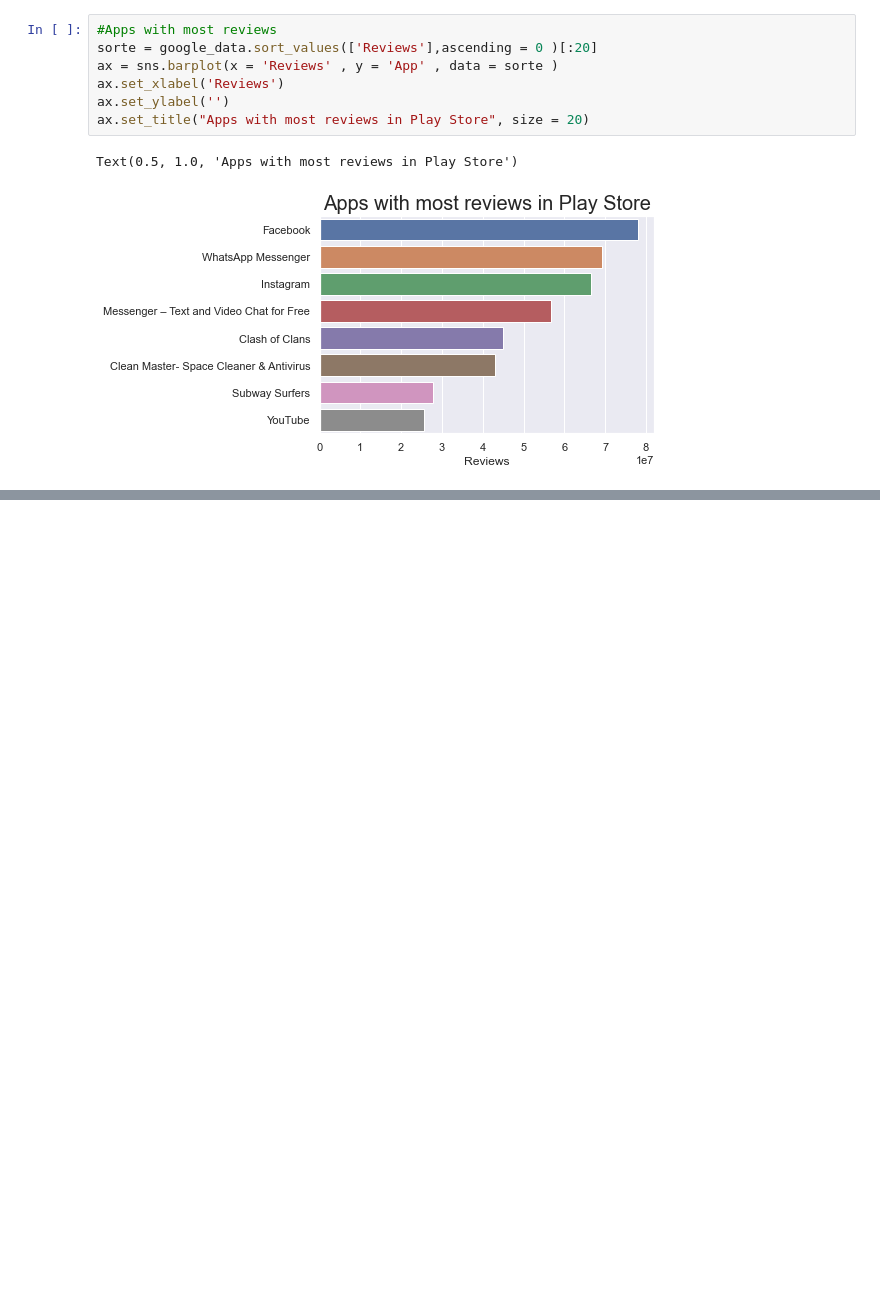
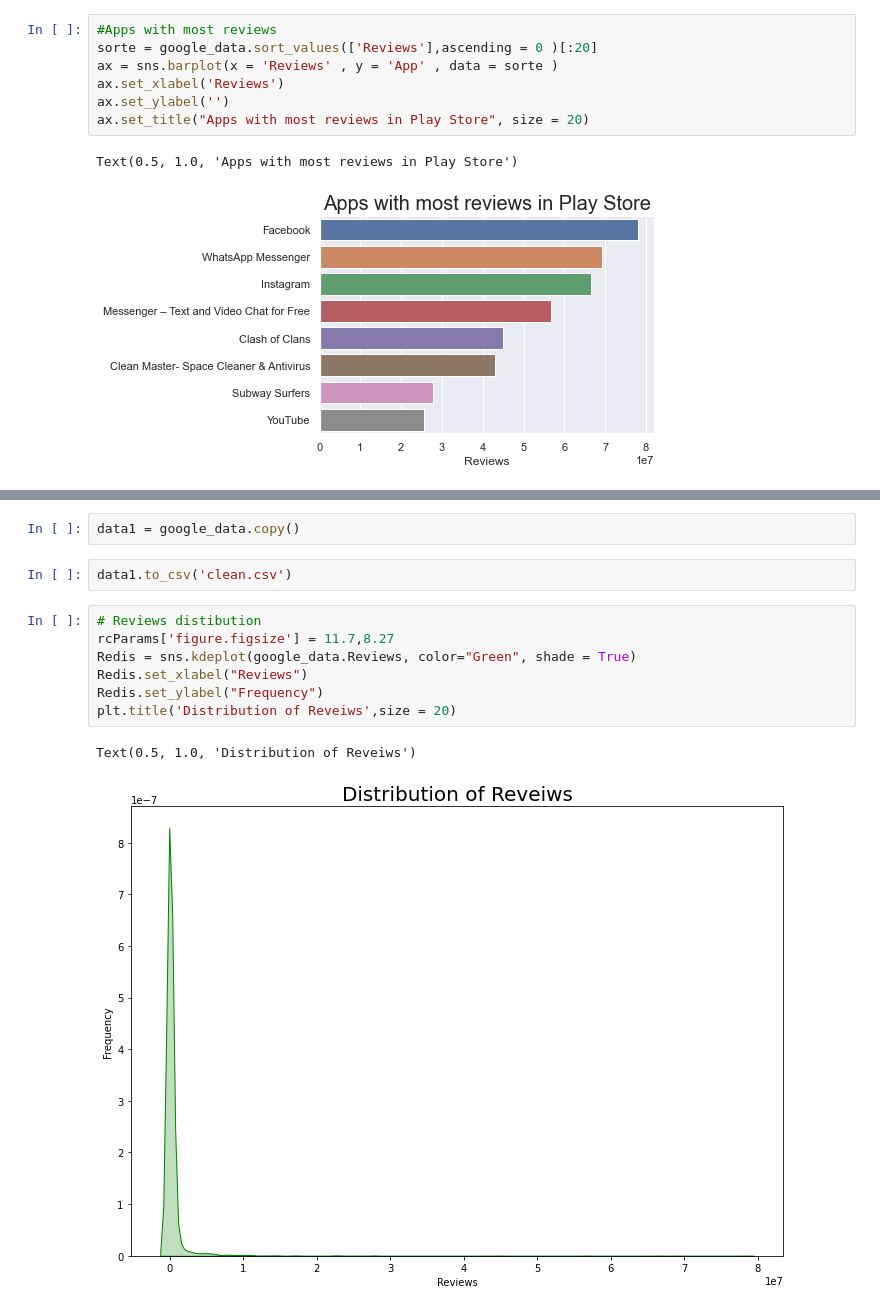
Before and after one commit to nguyengoc16/DataScience, a Jupyter notebook: GGplaystore-checkpoint.ipynb, the cells around one changed output, grey strips where cells are left out. Drawn from its saved outputs; the diff is of its cells as text; blank space fills up the shorter version.

```diff
--- a/GGplaystore-checkpoint.ipynb
+++ b/GGplaystore-checkpoint.ipynb
@@ -508,0 +551,14 @@ content_rating_paid
+# %%
+data1 = google_data.copy()
+# %%
+data1.to_csv('clean.csv')
+# %%
+# Reviews distibution
+rcParams['figure.figsize'] = 11.7,8.27
+Redis = sns.kdeplot(google_data.Reviews, color="Green", shade = True)
+Redis.set_xlabel("Reviews")
+Redis.set_ylabel("Frequency")
+plt.title('Distribution of Reveiws',size = 20)
+# %% [output]
+Text(0.5, 1.0, 'Distribution of Reveiws')
+[figure, added]
```
Also changed, not shown: parts of 19 cells of this notebook.
